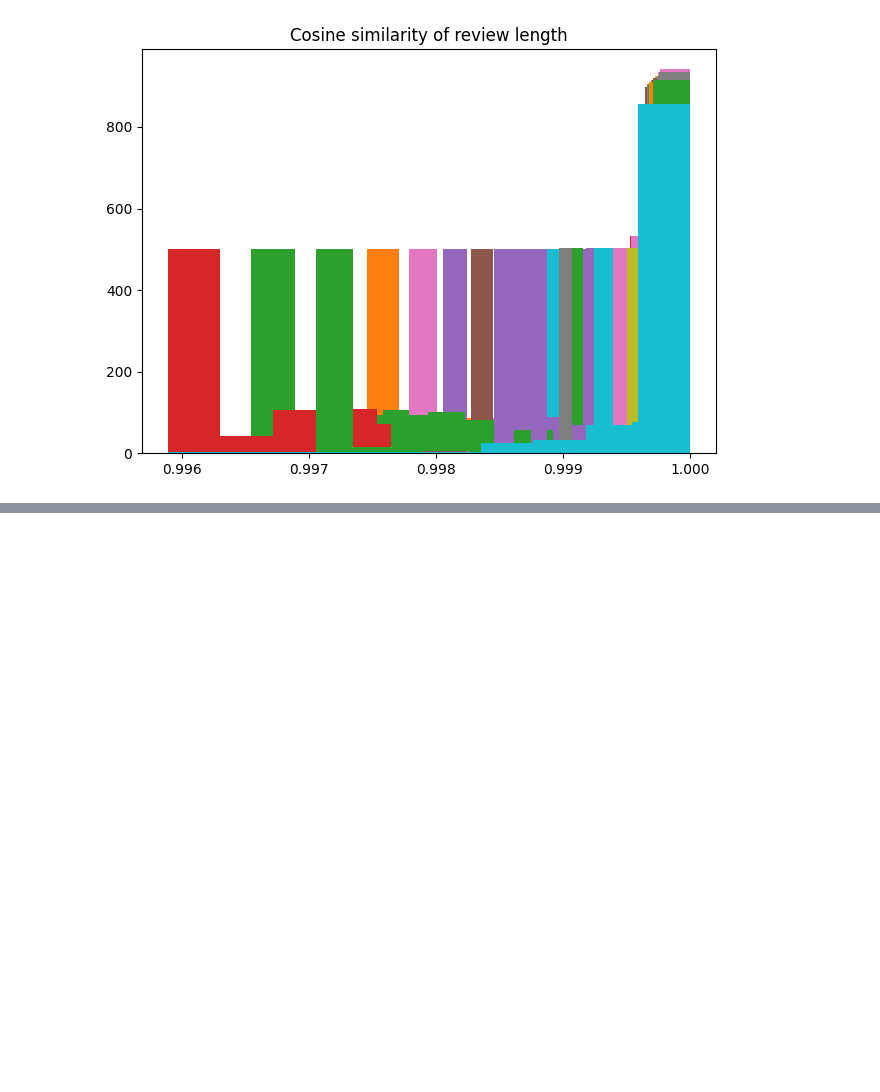
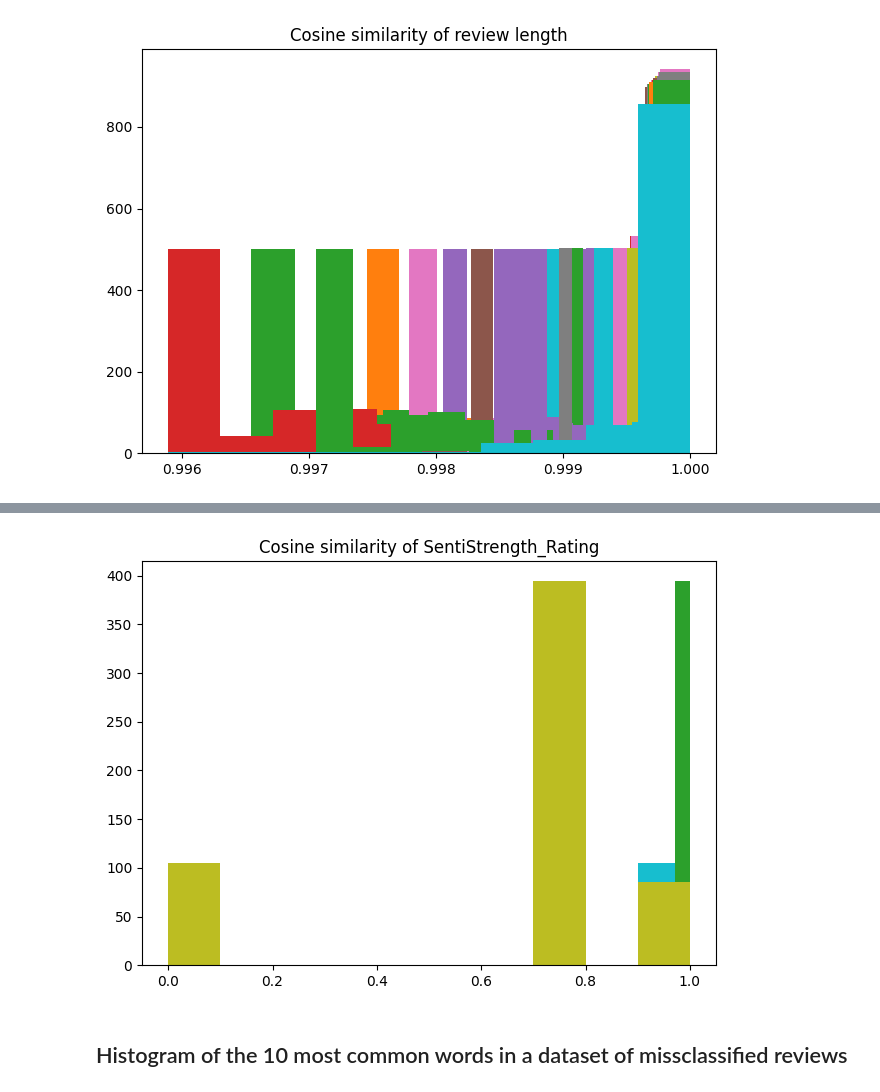
Before and after one commit to Kirollos-Hanna/NLP_Sentiment_Analysis_Project, a Jupyter notebook: RestaurantReviewSentimentAnalysis.ipynb, the cells around one changed output, grey strips where cells are left out. Cells and saved outputs as stored; diff of their text form; code cells hidden in the pictures; blank space fills up the shorter version.

```diff
--- a/RestaurantReviewSentimentAnalysis.ipynb
+++ b/RestaurantReviewSentimentAnalysis.ipynb
@@ -182,0 +693,4 @@ fig.tight_layout()
+# %%
+sentistrength_restaurant_reviews = pd.read_csv('sentistrength_restaurant_Reviews.csv',sep=',')
+sentistrength_restaurant_reviews = sentistrength_restaurant_reviews.dropna()
+sentistrength_restaurant_reviews
@@ -182,0 +711,9 @@ fig.tight_layout()
+# %%
+# change sentistrength_rating column to binary 1 or 0 values
+binary_rating = []
+for ind, review in sentistrength_restaurant_reviews.iterrows():
+    rating = (1 if review["SentiStrength_Rating"] > 0 else 0)
+
+    binary_rating.append(rating)
+sentistrength_restaurant_reviews["SentiStrength_Rating"] = binary_rating
+sentistrength_restaurant_reviews
@@ -182,0 +745,16 @@ fig.tight_layout()
+# %%
+# Compute the cosine similarity between the SentiStrength_Rating and the Liked columns
+gs = gridspec.GridSpec(1, 1)
+
+fig = plt.figure()
+ax1 = fig.add_subplot(gs[0, 0]) # row 0, col 0
+
+resulting_similarity_review_length = 1 - cdist(sentistrength_restaurant_reviews[["Liked","SentiStrength_Rating"]], sentistrength_restaurant_reviews[["Liked","SentiStrength_Rating"]],'cosine')
+for sim in resulting_similarity_review_length:
+    ax1.hist(sim[np.isfinite(sim)])
+ax1.set_title('Cosine similarity of SentiStrength_Rating')
+fig.tight_layout()
+# %% [output]
+[figure, added]
+# %% [markdown]
+## Histogram of the 10 most common words in a dataset of missclassified reviews
```
Also changed, not shown: parts of 48 cells of this notebook, 1 other file.
